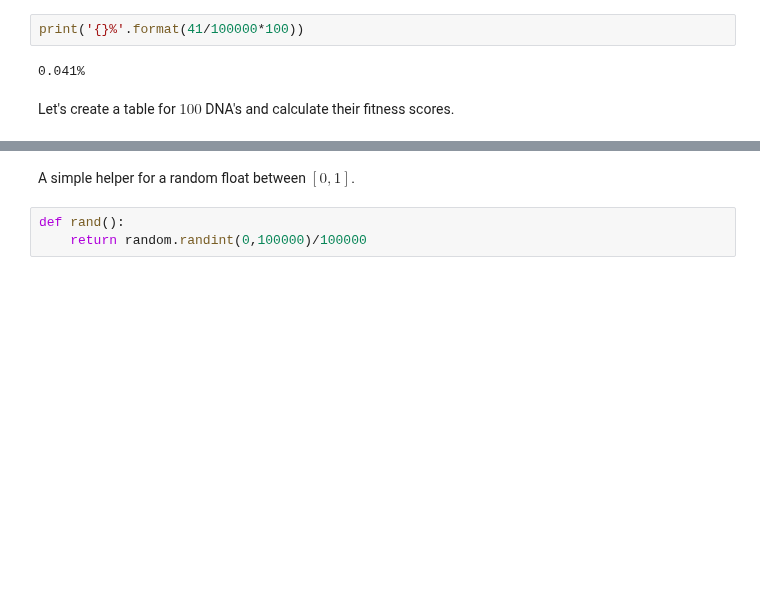
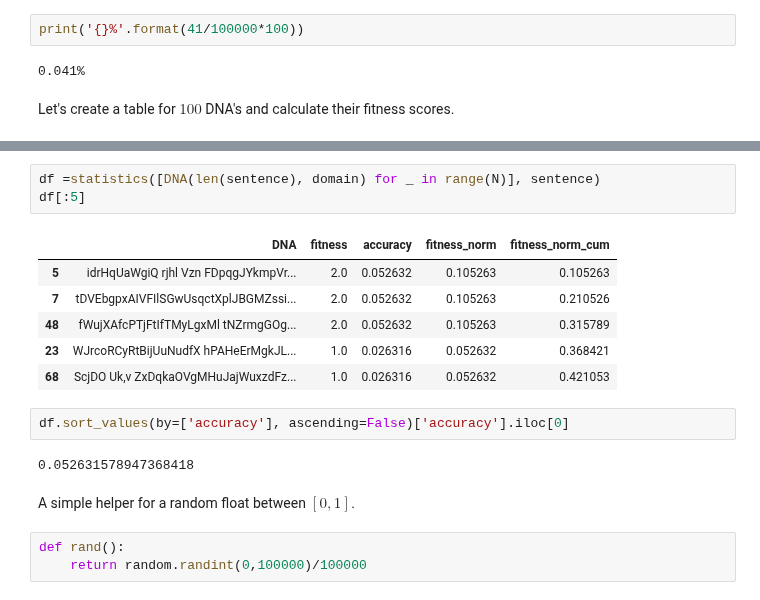
Before and after one commit to darkeclipz/jupyter-notebooks, a Jupyter notebook: Notebooks/Genetic Algorithms.ipynb, the cells around one changed output, grey strips where cells are left out. Cells and saved outputs as stored; diff of their text form; blank space fills up the shorter version.

```diff
--- a/Notebooks/Genetic Algorithms.ipynb
+++ b/Notebooks/Genetic Algorithms.ipynb
@@ -256,3 +266,17 @@ df[:10]
+# %%
+df =statistics([DNA(len(sentence), domain) for _ in range(N)], sentence)
+df[:5]
+# %% [output]
+|  | DNA | fitness | accuracy | fitness_norm | fitness_norm_cum |
+| 5 | idrHqUaWgiQ rjhl Vzn FDpqgJYkmpVr... | 2.0 | 0.052632 | 0.105263 | 0.105263 |
+| 7 | tDVEbgpxAIVFIlSGwUsqctXplJBGMZssi... | 2.0 | 0.052632 | 0.105263 | 0.210526 |
+| 48 | fWujXAfcPTjFtIfTMyLgxMl tNZrmgGOg... | 2.0 | 0.052632 | 0.105263 | 0.315789 |
+| 23 | WJrcoRCyRtBijUuNudfX hPAHeErMgkJL... | 1.0 | 0.026316 | 0.052632 | 0.368421 |
+| 68 | ScjDO Uk,v ZxDqkaOVgMHuJajWuxzdFz... | 1.0 | 0.026316 | 0.052632 | 0.421053 |
+# %%
+df.sort_values(by=['accuracy'], ascending=False)['accuracy'].iloc[0]
+# %% [output]
+0.052631578947368418
 # %% [markdown]
 A simple helper for a random float between $[0,1]$.
 # %%
```
Also changed, not shown: parts of 17 cells of this notebook.
